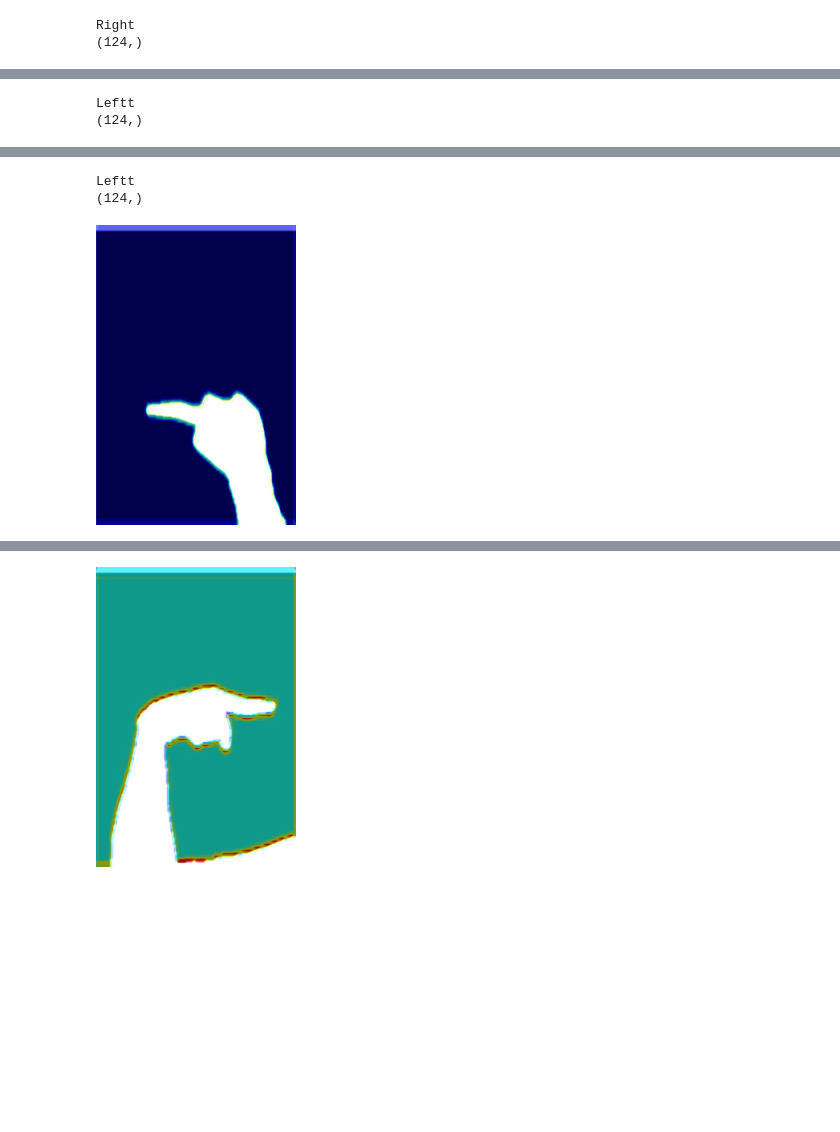
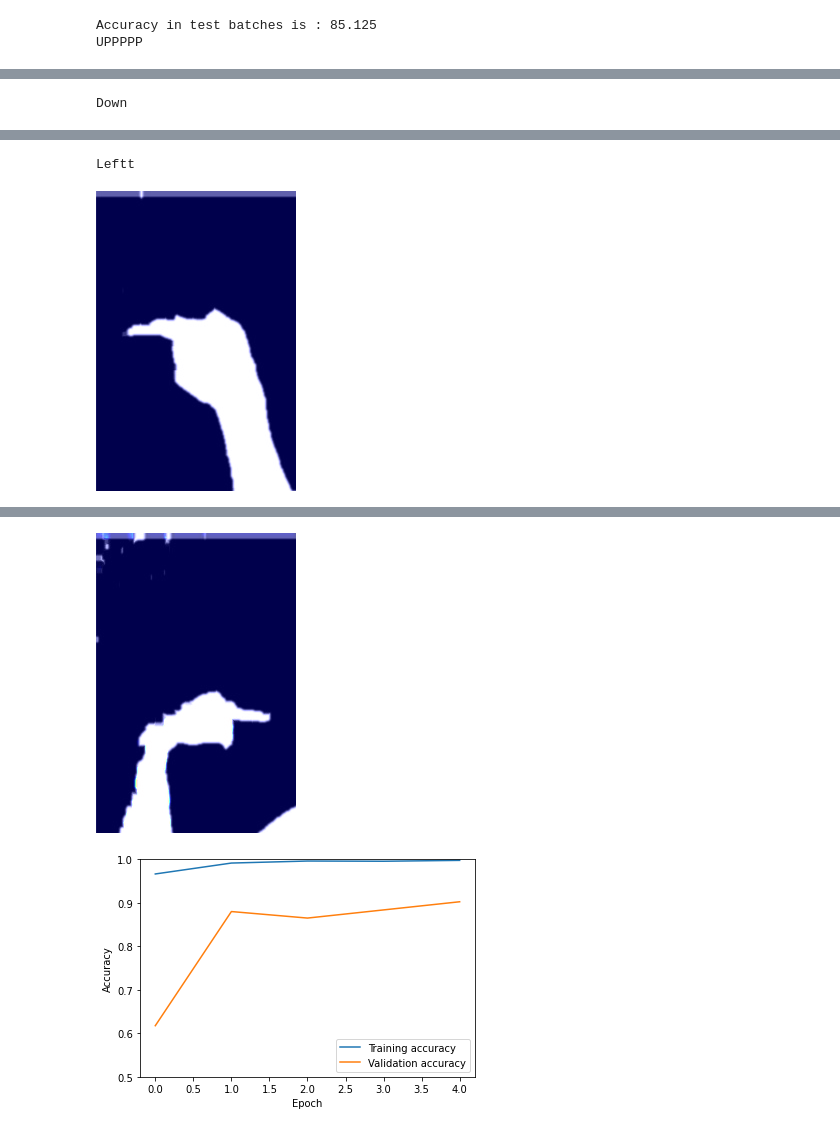
Before and after one commit to gtmray/gesture_controlled_gaming, a Jupyter notebook: object_detection_training.ipynb, the cells around one changed output, grey strips where cells are left out. Cells and saved outputs as stored; diff of their text form; code cells hidden in the pictures; blank space fills up the shorter version.

Commit message:
training again

```diff
--- a/object_detection_training.ipynb
+++ b/object_detection_training.ipynb
@@ -31,9 +36,10 @@ train_path = '/content/gesture_controlled_gaming/Data/Train'
 valid_path = '/content/gesture_controlled_gaming/Data/Val'
 test_path = '/content/gesture_controlled_gaming/Data/Test'
 B_SIZE = 10
-target_width = 224
-target_height = 224
+target_width = 200
+target_height = 300
 
+# Preprocess using vgg16 preprocess function
 train_batches = ImageDataGenerator(preprocessing_function=keras.applications.vgg16.preprocess_input).flow_from_directory(directory=train_path, target_size=(target_width, target_height), classes=['Up', 'Down', 'Left', 'Right'], batch_size = B_SIZE)
 valid_batches = ImageDataGenerator(preprocessing_function=keras.applications.vgg16.preprocess_input).flow_from_directory(directory=valid_path, target_size=(target_width, target_height), classes=['Up', 'Down', 'Left', 'Right'], batch_size = B_SIZE)
 test_batches = ImageDataGenerator(preprocessing_function=keras.applications.vgg16.preprocess_input).flow_from_directory(directory = test_path, target_size=(target_width, target_height), classes=['Up', 'Down', 'Left', 'Right'], batch_size = B_SIZE, shuffle=False)
@@ -90,8 +96,8 @@ cp_callback = tf.keras.callbacks.ModelCheckpoint(filepath=checkpoint_path,
                                                  verbose=1)
 
 
-model.compile(optimizer=Adam(learning_rate=0.0001), loss='categorical_crossentropy', metrics=['accuracy'])
+model.compile(optimizer=Adam(learning_rate=0.001), loss='categorical_crossentropy', metrics=['accuracy'])
 
-history = model.fit(x=train_batches ,validation_data=valid_batches, epochs=1, verbose=1, callbacks = [cp_callback])
+history = model.fit(x=train_batches ,validation_data=valid_batches, epochs=5, verbose=1, callbacks = [cp_callback], use_multiprocessing=True)
 model.save('model.h5')
 # %% [output]
@@ -197,6 +219,8 @@ import random
 
 model_dir = '/content/model.h5'
 conv_layer = model.layers[-6].name
+model_custom = load_model(model_dir)
+
 
 def random_images(size_per_class=1):
   '''
@@ -213,7 +237,7 @@ def random_images(size_per_class=1):
 
 images_path = random_images(size_per_class=1)
 
-
+accuracy(model_custom, history)
 # To show random images with their visualization
 for dir in images_path:
 
@@ -223,5 +247,5 @@ for dir in images_path:
   super_img = apply_to_img(dir, hm)
   cv2_imshow(super_img)
 # %% [output]
-Right
-(124,)
+Accuracy in test batches is : 85.125
+UPPPPP
@@ -229,2 +253 @@ Right
-Leftt
-(124,)
+Down
@@ -232,3 +255,2 @@ Leftt
 Leftt
-(124,)
-[figure, old version]
+[figure, new version]
@@ -237,4 +259,5 @@ Right
-[figure, old version]
+[figure, new version]
+[figure, added]
 # %%
 # VGG16 model
 
```
Also changed, not shown: parts of 16 cells of this notebook.
